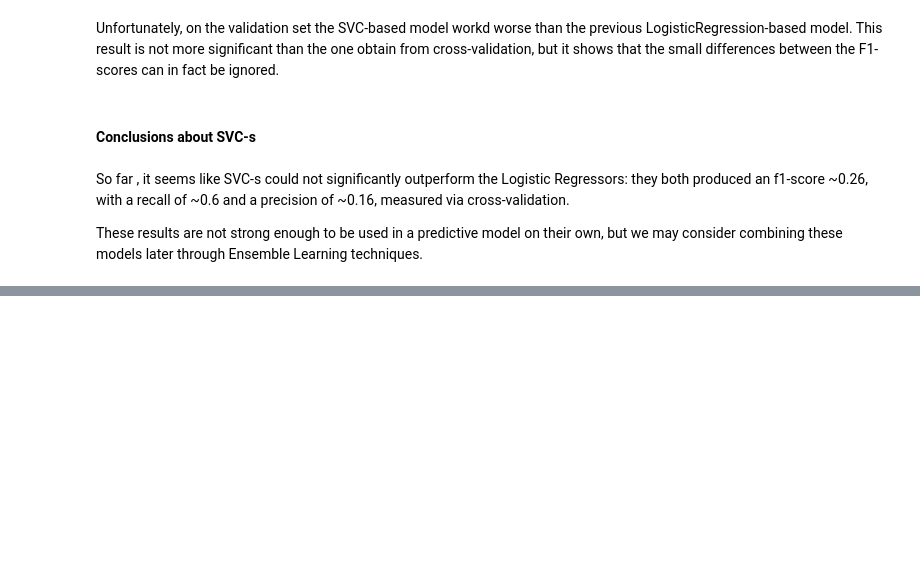
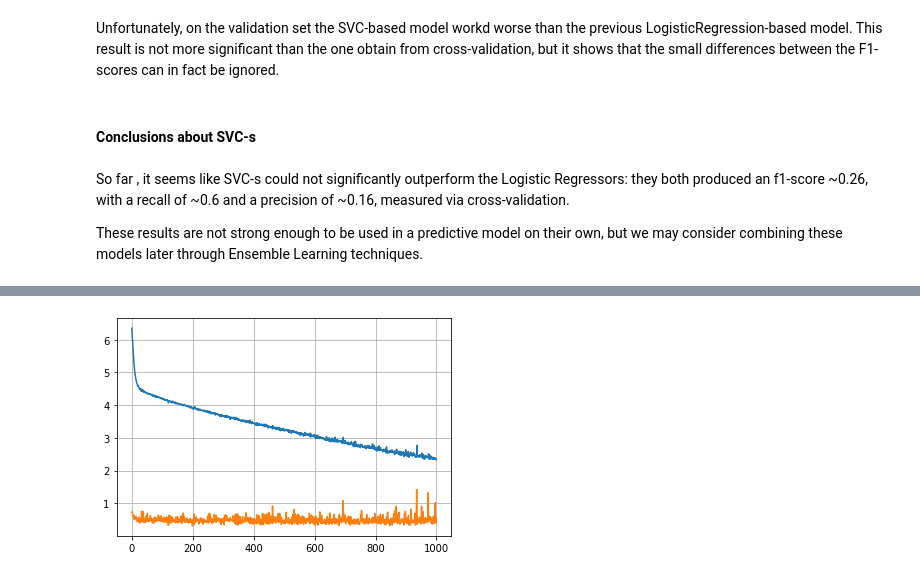
Before and after one commit to bori00/Stroke-Predictor, a Jupyter notebook: Stroke_Predictor_ML_Only.ipynb, the cells around one changed output, grey strips where cells are left out. Cells and saved outputs as stored; diff of their text form; code cells hidden in the pictures; blank space fills up the shorter version.

```diff
--- a/Stroke_Predictor_ML_Only.ipynb
+++ b/Stroke_Predictor_ML_Only.ipynb
@@ -854,0 +920,12 @@ These results are not strong enough to be used in a predictive model on their ow
+# %%
+input_ = keras.layers.Input(shape=X_train.shape[1:])
+hidden1 = keras.layers.Dense(30, activation="relu")(input_)
+hidden2 = keras.layers.Dense(30, activation="relu")(hidden1)
+output = keras.layers.Dense(1, activation='sigmoid')(hidden2)
+model = keras.models.Model(inputs=[input_], outputs=[output])
+
+model.summary()
+
+model.compile(loss="binary_crossentropy", optimizer=keras.optimizers.SGD(learning_rate=1e-3))
+history = model.fit(X_train1, y_train1, epochs=1000, class_weight={0:5, 1:95},
+                    validation_data=(X_valid1, y_valid1))
@@ -854,0 +950,6 @@ These results are not strong enough to be used in a predictive model on their ow
+# %%
+plt.plot(pd.DataFrame(history.history))
+plt.grid(True)
+plt.show()
+# %% [output]
+[figure, added]
```
Also changed, not shown: parts of 18 cells of this notebook.
